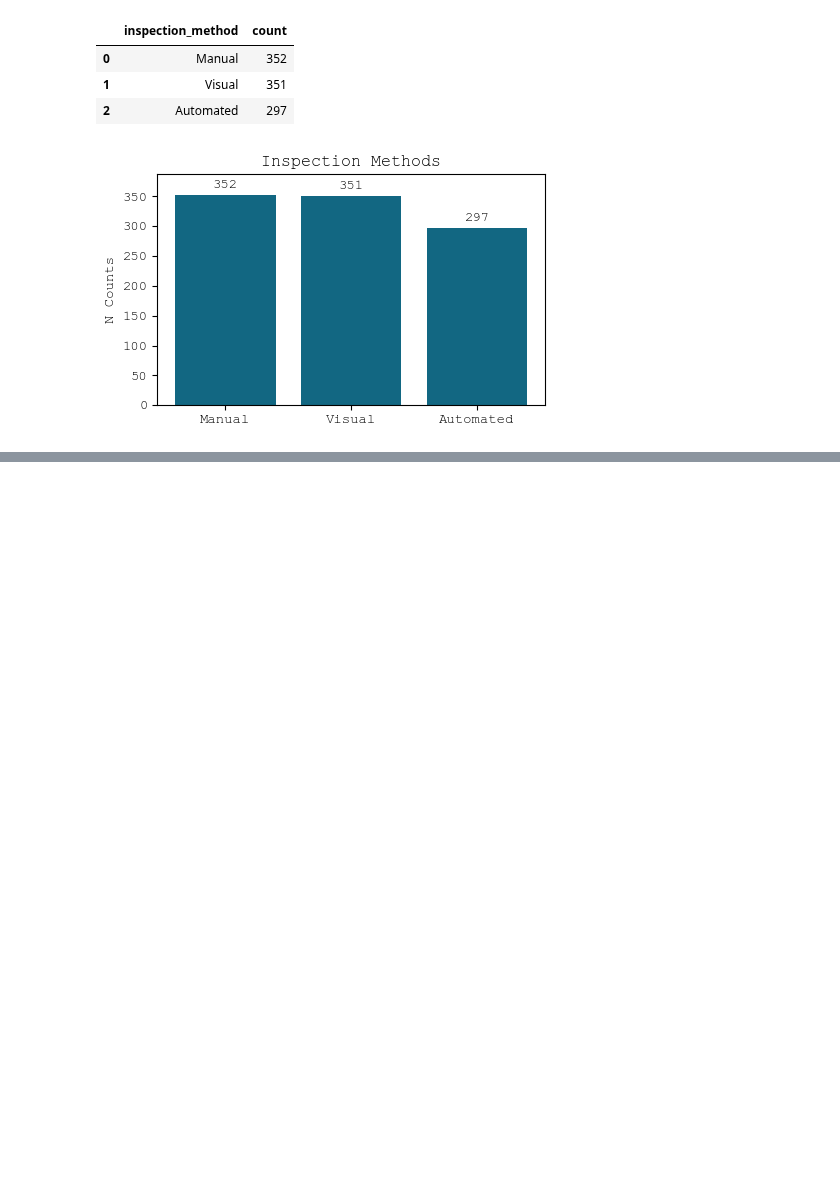
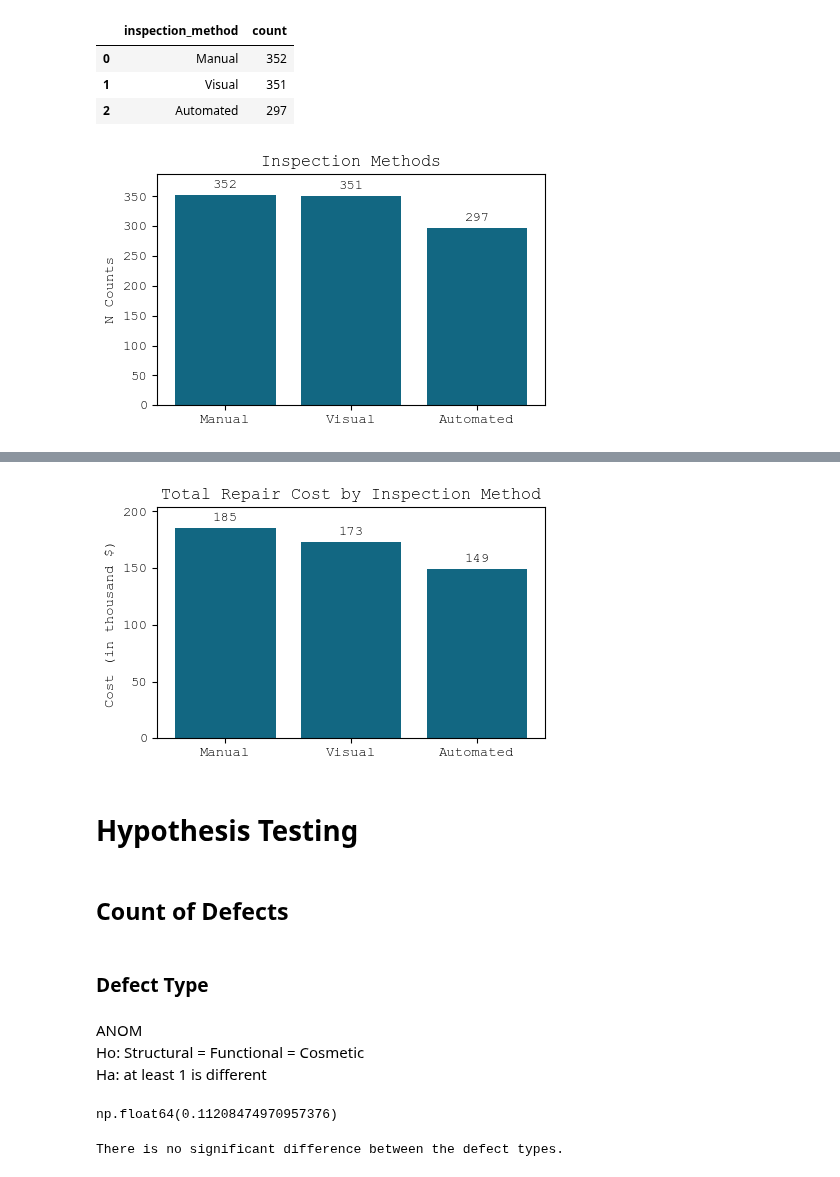
Before and after one commit to OrbitGNX/Hypothesis-Testing, a Jupyter notebook: Manufacturing Defects/manufacturing-defects.ipynb, the cells around one changed output, grey strips where cells are left out. Cells and saved outputs as stored; diff of their text form; code cells hidden in the pictures; blank space fills up the shorter version.

```diff
--- a/Manufacturing Defects/manufacturing-defects.ipynb
+++ b/Manufacturing Defects/manufacturing-defects.ipynb
@@ -212,0 +331,25 @@ plt.show()
+# %%
+# bar graph
+plt.figure(figsize=(5,3))
+bars = plt.bar(cost_inspection['inspection_method'],cost_inspection['repair_cost']/1000,
+               color='#126782')
+plt.title('Total Repair Cost by Inspection Method')
+plt.ylabel('Cost (in thousand $)')
+
+# bar label
+plt.bar_label(bars,(cost_inspection['repair_cost']/1000).round(0).astype(int),
+              padding=3)
+plt.margins(y=0.1)
+plt.show()
+# %% [output]
+[figure, added]
+# %% [markdown]
+# Hypothesis Testing
+# %% [markdown]
+## Count of Defects
+# %% [markdown]
+### Defect Type
+# %% [markdown]
+ANOM
+<br>Ho: Structural = Functional = Cosmetic
+<br>Ha: at least 1 is different
@@ -212,0 +368,17 @@ plt.show()
+# %%
+# probability value
+p_value
+# %% [output]
+np.float64(0.11208474970957376)
+# %%
+# verdict
+alpha = 0.05
+
+if p_value < alpha:
+    # reject null hypothesis
+    print("at least 1 of the defect types is different.")
+else:
+    # fail to reject null hypothesis
+    print("There is no significant difference between the defect types.")
+# %% [output]
+There is no significant difference between the defect types.
```
Also changed, not shown: parts of 52 cells of this notebook.
